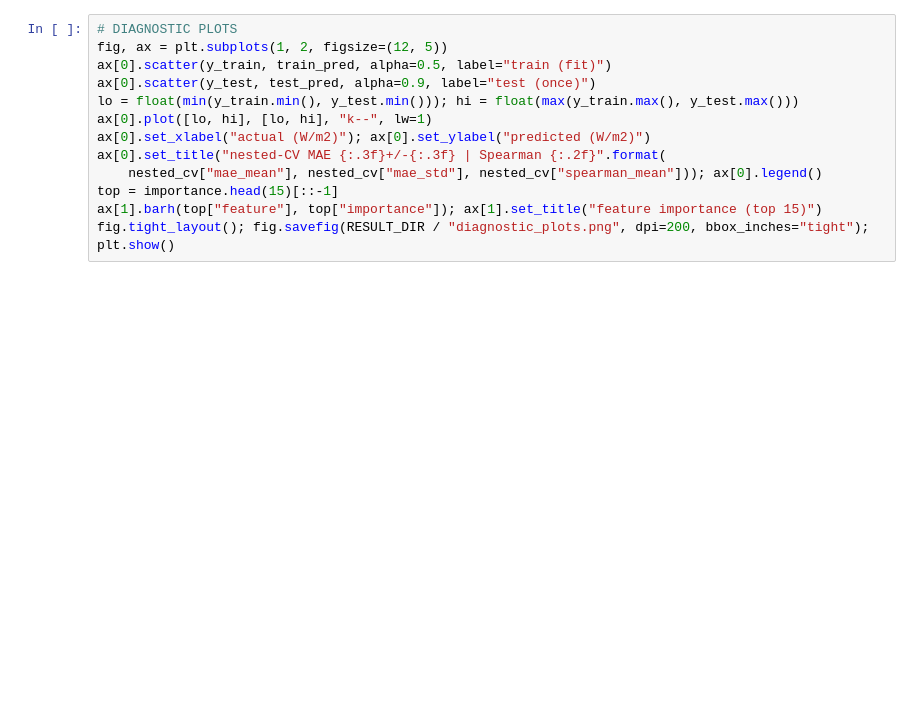
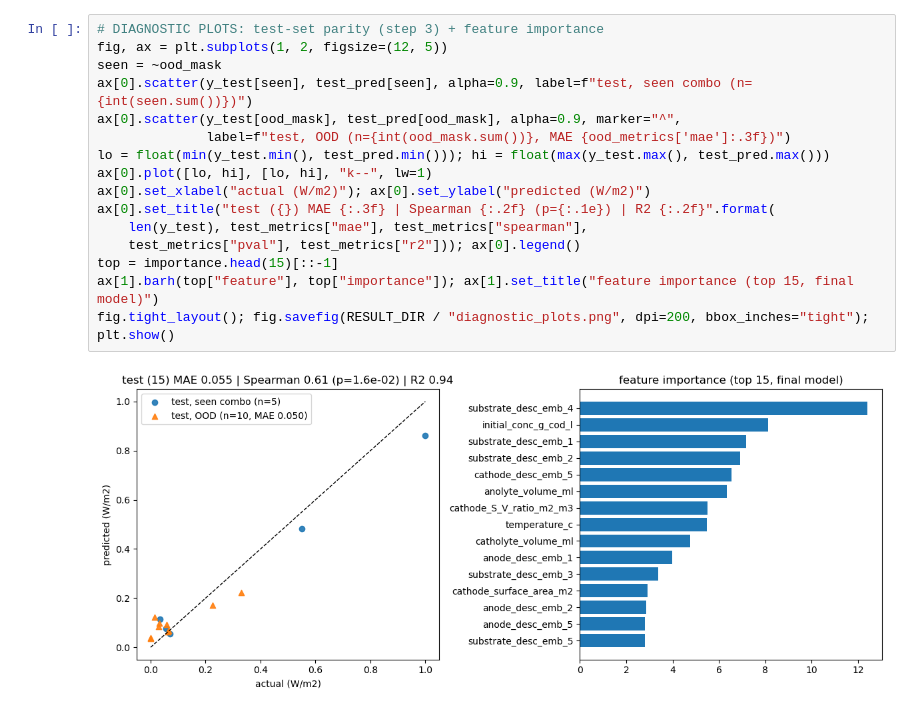
Before and after one commit to shimk2020/LLM-MFC, a Jupyter notebook: CatBoost.ipynb, the cells around one changed output. Drawn from its saved outputs; the diff is of its cells as text; blank space fills up the shorter version.

```diff
--- a/CatBoost.ipynb
+++ b/CatBoost.ipynb
@@ -237,13 +329,18 @@ print(f"Saved: metrics.json, feature_importance.csv, test_predictions.csv, final
 # %%
-# DIAGNOSTIC PLOTS
+# DIAGNOSTIC PLOTS: test-set parity (step 3) + feature importance
 fig, ax = plt.subplots(1, 2, figsize=(12, 5))
-ax[0].scatter(y_train, train_pred, alpha=0.5, label="train (fit)")
-ax[0].scatter(y_test, test_pred, alpha=0.9, label="test (once)")
-lo = float(min(y_train.min(), y_test.min())); hi = float(max(y_train.max(), y_test.max()))
+seen = ~ood_mask
+ax[0].scatter(y_test[seen], test_pred[seen], alpha=0.9, label=f"test, seen combo (n={int(seen.sum())})")
+ax[0].scatter(y_test[ood_mask], test_pred[ood_mask], alpha=0.9, marker="^",
+              label=f"test, OOD (n={int(ood_mask.sum())}, MAE {ood_metrics['mae']:.3f})")
+lo = float(min(y_test.min(), test_pred.min())); hi = float(max(y_test.max(), test_pred.max()))
 ax[0].plot([lo, hi], [lo, hi], "k--", lw=1)
 ax[0].set_xlabel("actual (W/m2)"); ax[0].set_ylabel("predicted (W/m2)")
-ax[0].set_title("nested-CV MAE {:.3f}+/-{:.3f} | Spearman {:.2f}".format(
-    nested_cv["mae_mean"], nested_cv["mae_std"], nested_cv["spearman_mean"])); ax[0].legend()
+ax[0].set_title("test ({}) MAE {:.3f} | Spearman {:.2f} (p={:.1e}) | R2 {:.2f}".format(
+    len(y_test), test_metrics["mae"], test_metrics["spearman"],
+    test_metrics["pval"], test_metrics["r2"])); ax[0].legend()
 top = importance.head(15)[::-1]
-ax[1].barh(top["feature"], top["importance"]); ax[1].set_title("feature importance (top 15)")
+ax[1].barh(top["feature"], top["importance"]); ax[1].set_title("feature importance (top 15, final model)")
 fig.tight_layout(); fig.savefig(RESULT_DIR / "diagnostic_plots.png", dpi=200, bbox_inches="tight"); plt.show()
+# %% [output]
+[figure, added]
```
Also changed, not shown: parts of 8 cells of this notebook, 7 other files.
